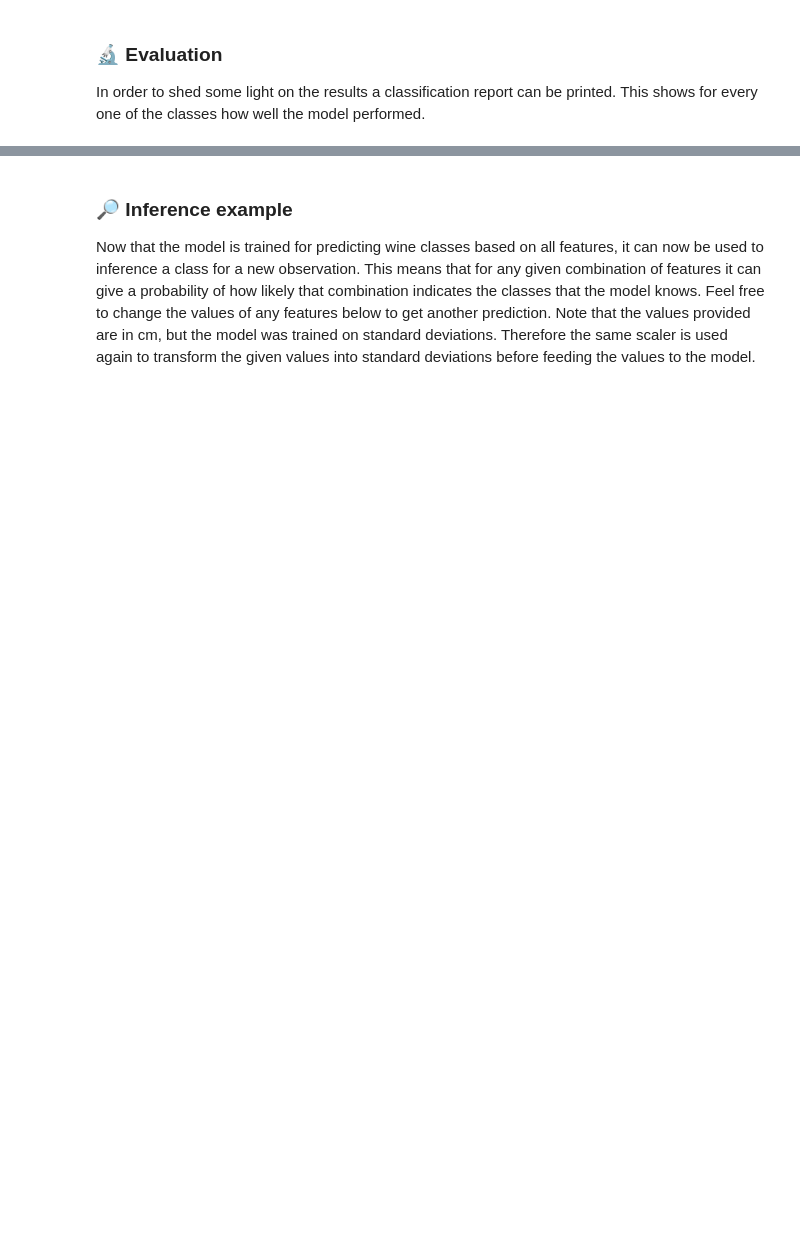
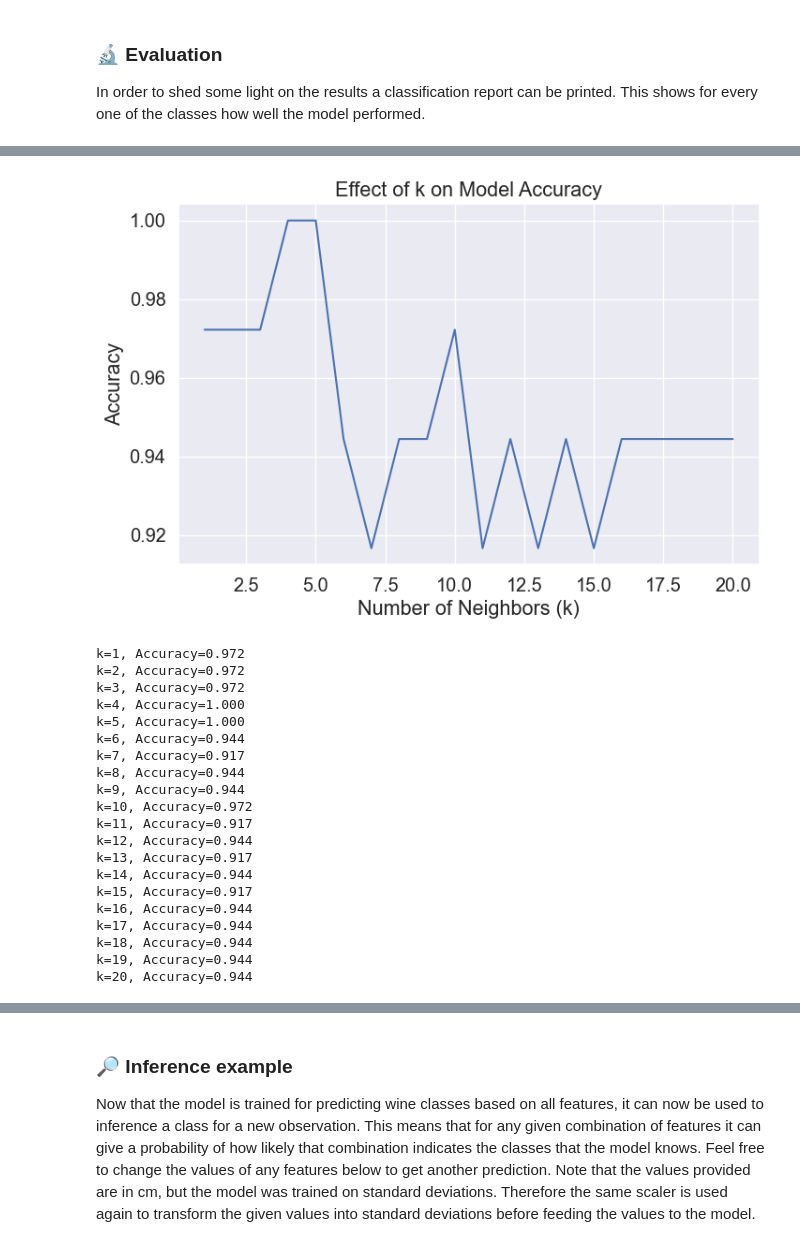
Before and after one commit to DimitarMalamski/wine-categorizer, a Jupyter notebook: wine-categorizer-dimitar.ipynb, the cells around one changed output, grey strips where cells are left out. Saved outputs shown, nothing was run; the diff lists cells and outputs as text; code cells hidden in the pictures; blank space fills up the shorter version.

```diff
--- a/wine-categorizer-dimitar.ipynb
+++ b/wine-categorizer-dimitar.ipynb
@@ -426,0 +433,45 @@ weighted avg       0.93      0.92      0.91        36
+# %%
+from sklearn.neighbors import KNeighborsClassifier
+from sklearn.metrics import accuracy_score
+
+k_values = range(1, 21)
+scores = []
+
+for k in k_values:
+    model = KNeighborsClassifier(n_neighbors=k)
+    model.fit(X_train, y_train)
+    pred = model.predict(X_test)
+    score = accuracy_score(y_test, pred)
+    scores.append(score)
+
+plt.figure(figsize=(8,5))
+plt.plot(k_values, scores)
+plt.xlabel("Number of Neighbors (k)")
+plt.ylabel("Accuracy")
+plt.title("Effect of k on Model Accuracy")
+plt.show()
+
+for k, s in zip(k_values, scores):
+    print(f"k={k}, Accuracy={s:.3f}")
+# %% [output]
+[figure, added]
+k=1, Accuracy=0.972
+k=2, Accuracy=0.972
+k=3, Accuracy=0.972
+k=4, Accuracy=1.000
+k=5, Accuracy=1.000
+k=6, Accuracy=0.944
+k=7, Accuracy=0.917
+k=8, Accuracy=0.944
+k=9, Accuracy=0.944
+k=10, Accuracy=0.972
+k=11, Accuracy=0.917
+k=12, Accuracy=0.944
+k=13, Accuracy=0.917
+k=14, Accuracy=0.944
+k=15, Accuracy=0.917
+k=16, Accuracy=0.944
+k=17, Accuracy=0.944
+k=18, Accuracy=0.944
+k=19, Accuracy=0.944
+k=20, Accuracy=0.944
```
Also changed, not shown: parts of 7 cells of this notebook.
